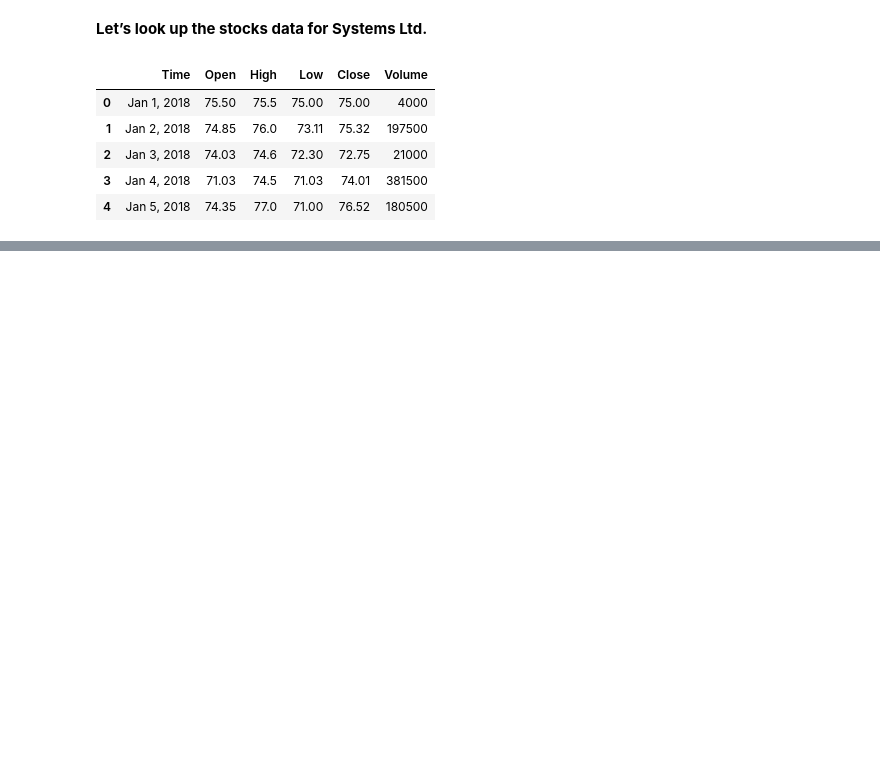
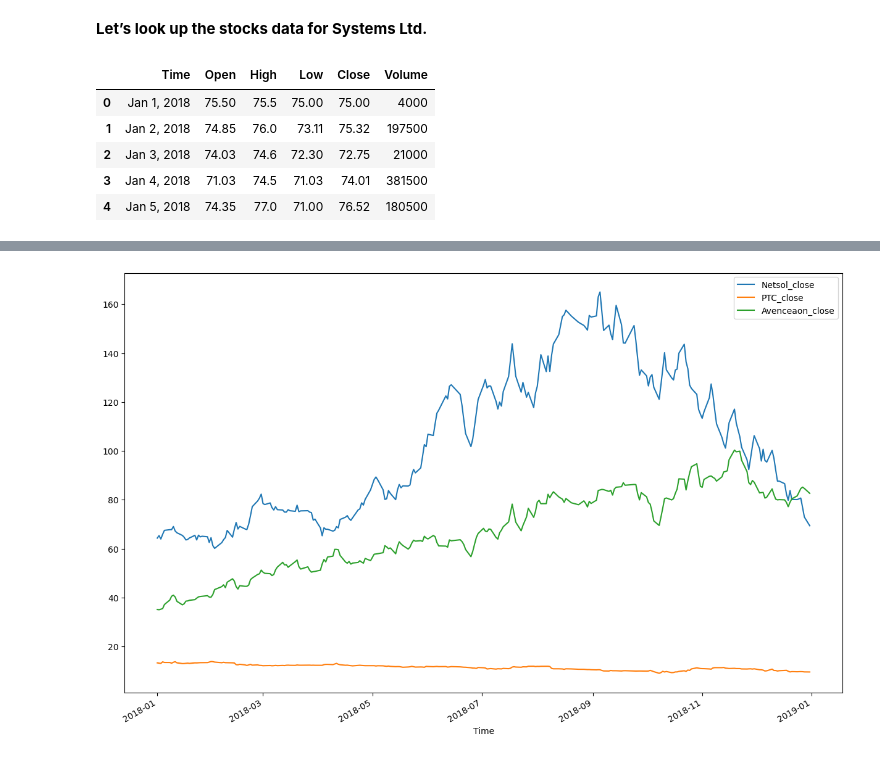
Before and after one commit to ZobaerIslam/stockMarketAnalysis, a Jupyter notebook: stock_market_analysis.ipynb, the cells around one changed output, grey strips where cells are left out. Cells and saved outputs as stored; diff of their text form; code cells hidden in the pictures; blank space fills up the shorter version.

```diff
--- a/stock_market_analysis.ipynb
+++ b/stock_market_analysis.ipynb
@@ -37,0 +77,19 @@ sys.head()
+# %%
+# Correct the format of date of three companies
+netsol['Time'] = pd.to_datetime(netsol.Time)
+ptc['Time'] = pd.to_datetime(ptc.Time)
+avn['Time'] = pd.to_datetime(avn.Time)
+
+# Set Time column as row index of three companies
+netsol = netsol.set_index('Time')
+ptc = ptc.set_index('Time')
+avn = avn.set_index('Time')
+# %%
+# Line graph of Close columns of three companies
+netsol['Close'].plot(label='Netsol_close', figsize=(15,10))
+ptc['Close'].plot(label='PTC_close', figsize=(15,10))
+avn['Close'].plot(label='Avanceaon_close', figsize=(15,10))
+plt.legend()
+plt.show()
+# %% [output]
+[figure, added]
```
Also changed, not shown: parts of 35 cells of this notebook, 1 other file.
